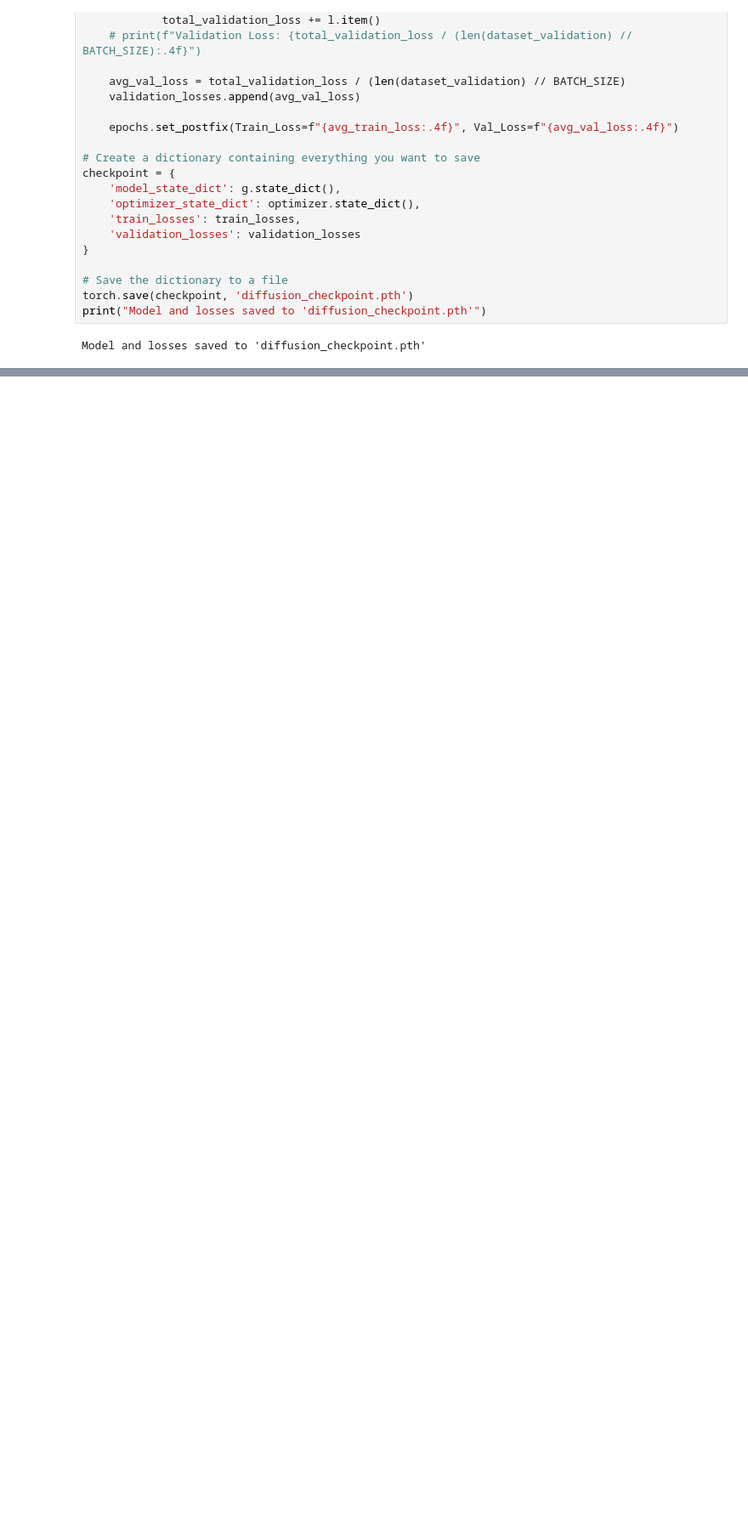
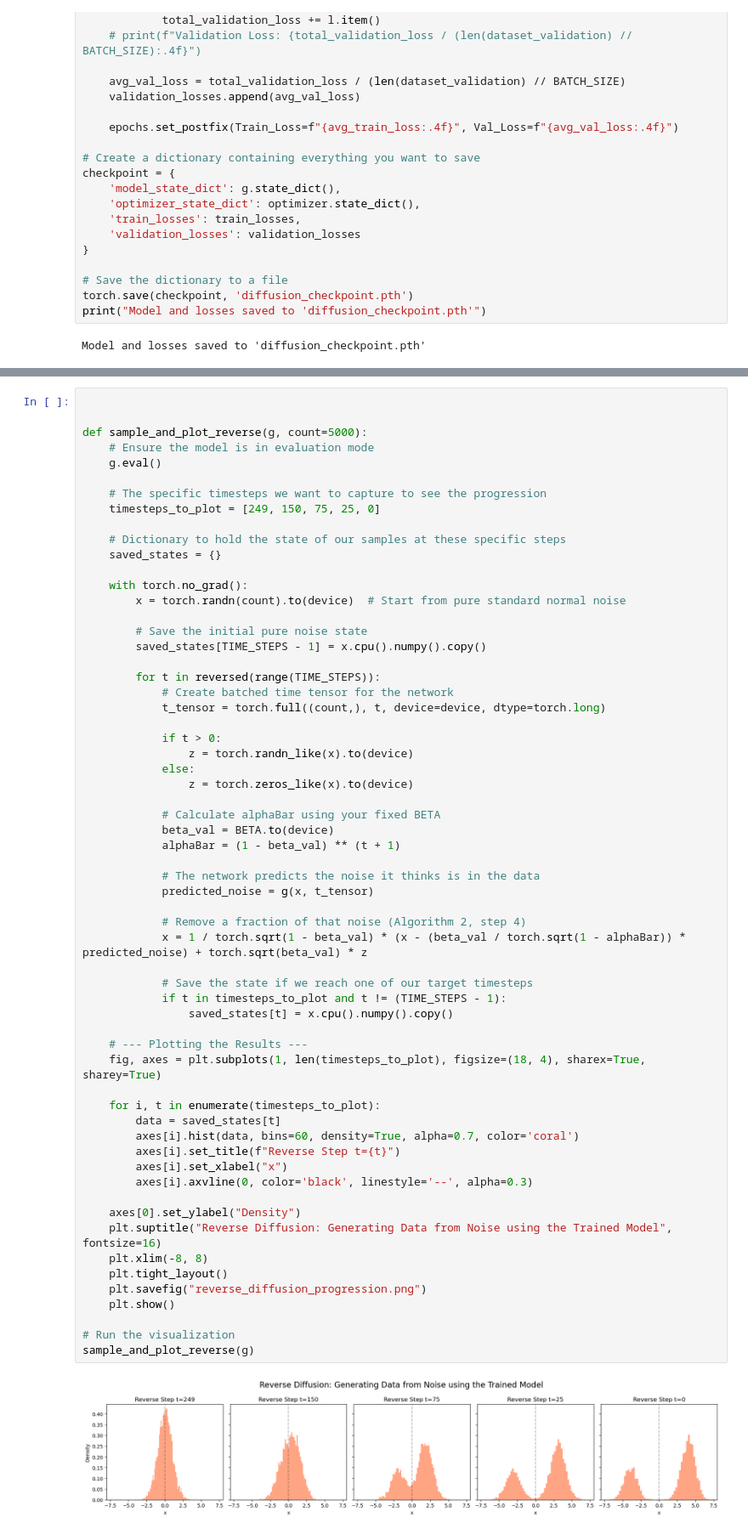
Before and after one commit to FrederikZielke/Deep-Learning, a Jupyter notebook: Advanced/simple_diffusion/simple_diffusion.ipynb, the cells around one changed output, grey strips where cells are left out. Shown at 85% size. Cells and saved outputs as stored; diff of their text form; blank space fills up the shorter version.

```diff
--- a/Advanced/simple_diffusion/simple_diffusion.ipynb
+++ b/Advanced/simple_diffusion/simple_diffusion.ipynb
@@ -225,0 +275,63 @@ plt.show()
+# %%
+
+
+def sample_and_plot_reverse(g, count=5000):
+    # Ensure the model is in evaluation mode
+    g.eval()
+
+    # The specific timesteps we want to capture to see the progression
+    timesteps_to_plot = [249, 150, 75, 25, 0]
+
+    # Dictionary to hold the state of our samples at these specific steps
+    saved_states = {}
+
+    with torch.no_grad():
+        x = torch.randn(count).to(device)  # Start from pure standard normal noise
+
+        # Save the initial pure noise state
+        saved_states[TIME_STEPS - 1] = x.cpu().numpy().copy()
+
+        for t in reversed(range(TIME_STEPS)):
+            # Create batched time tensor for the network
+            t_tensor = torch.full((count,), t, device=device, dtype=torch.long)
+
+            if t > 0:
+                z = torch.randn_like(x).to(device)
+            else:
+                z = torch.zeros_like(x).to(device)
+
+            # Calculate alphaBar using your fixed BETA
+            beta_val = BETA.to(device)
+            alphaBar = (1 - beta_val) ** (t + 1)
+
+            # The network predicts the noise it thinks is in the data
+            predicted_noise = g(x, t_tensor)
+
+            # Remove a fraction of that noise (Algorithm 2, step 4)
+            x = 1 / torch.sqrt(1 - beta_val) * (x - (beta_val / torch.sqrt(1 - alphaBar)) * predicted_noise) + torch.sqrt(beta_val) * z
+
+            # Save the state if we reach one of our target timesteps
+            if t in timesteps_to_plot and t != (TIME_STEPS - 1):
+                saved_states[t] = x.cpu().numpy().copy()
+
+    # --- Plotting the Results ---
+    fig, axes = plt.subplots(1, len(timesteps_to_plot), figsize=(18, 4), sharex=True, sharey=True)
+
+    for i, t in enumerate(timesteps_to_plot):
+        data = saved_states[t]
+        axes[i].hist(data, bins=60, density=True, alpha=0.7, color='coral')
+        axes[i].set_title(f"Reverse Step t={t}")
+        axes[i].set_xlabel("x")
+        axes[i].axvline(0, color='black', linestyle='--', alpha=0.3)
+
+    axes[0].set_ylabel("Density")
+    plt.suptitle("Reverse Diffusion: Generating Data from Noise using the Trained Model", fontsize=16)
+    plt.xlim(-8, 8)
+    plt.tight_layout()
+    plt.savefig("reverse_diffusion_progression.png")
+    plt.show()
+
+# Run the visualization
+sample_and_plot_reverse(g)
+# %% [output]
+[figure, added]
```
Also changed, not shown: parts of 5 cells of this notebook, 6 other files.
